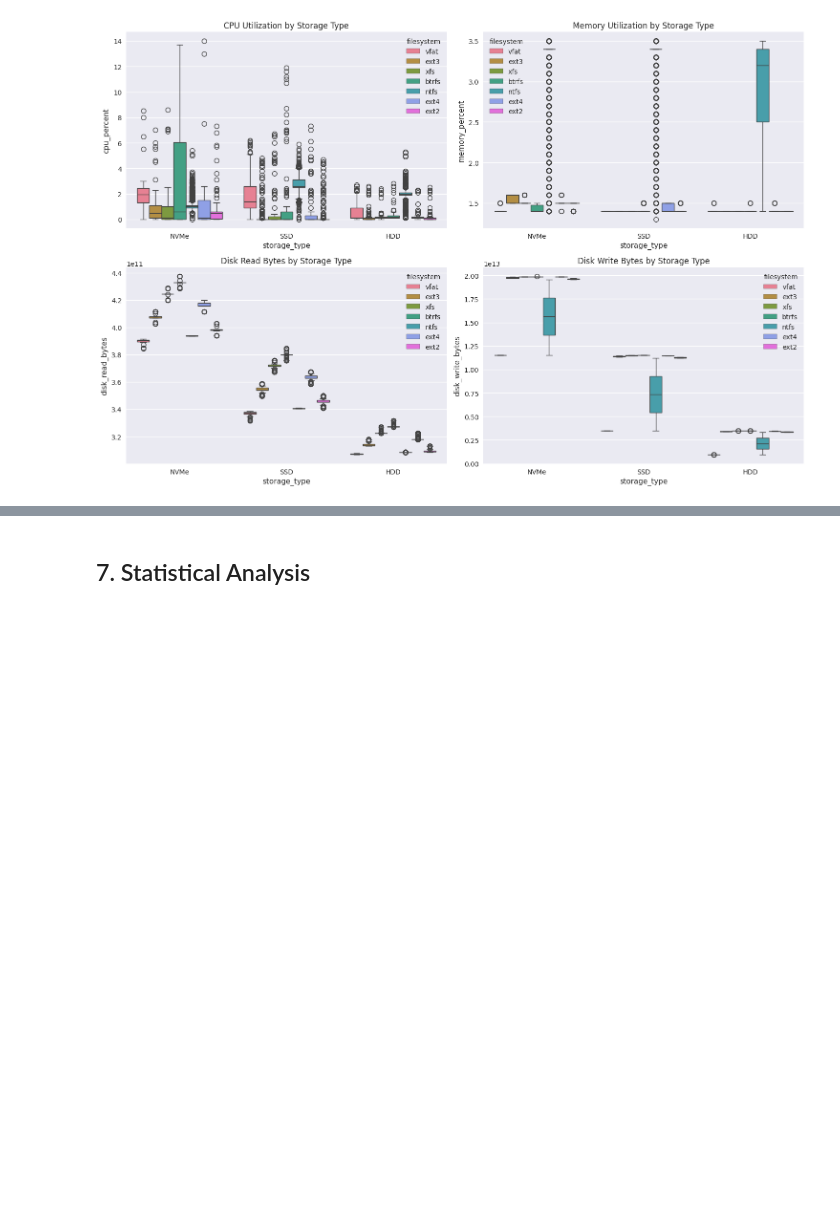
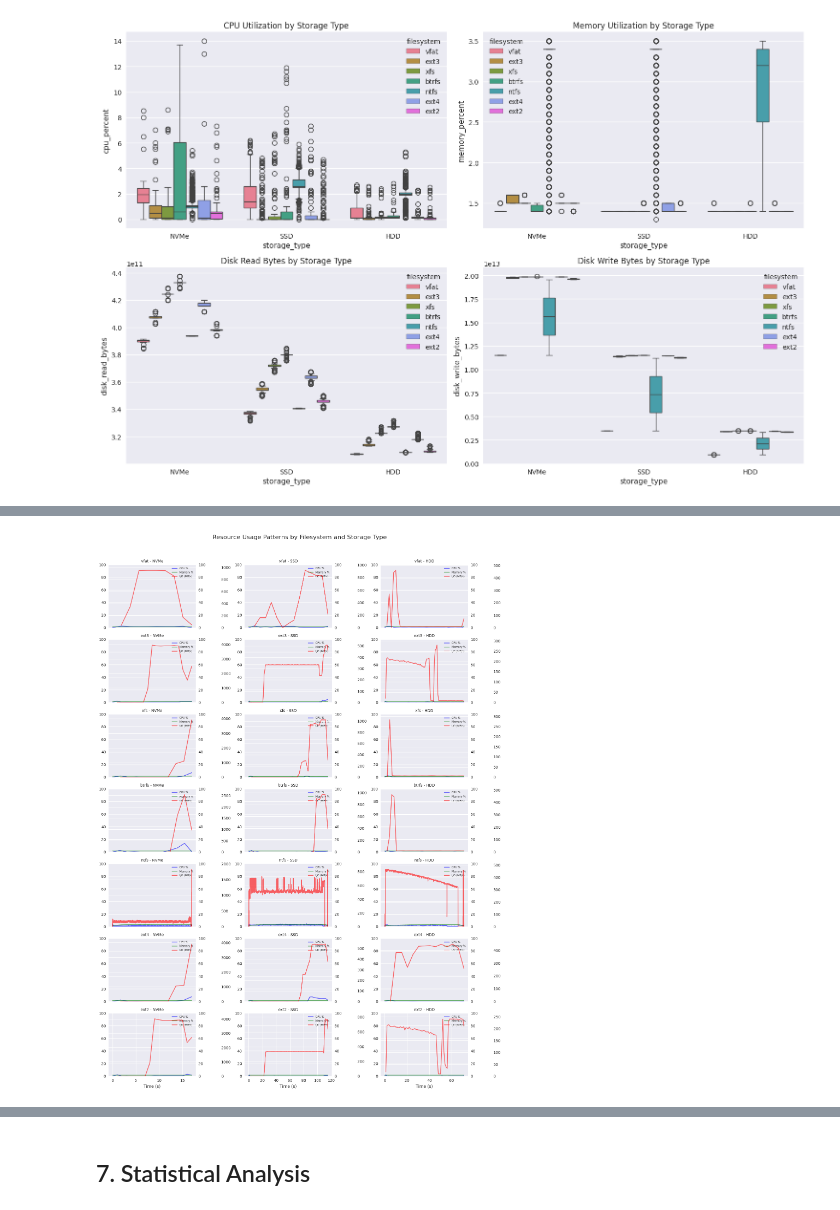
Before and after one commit to shahabafshar/LucidBench, a Jupyter notebook: analysis/benchmark_analysis.ipynb, the cells around one changed output, grey strips where cells are left out. Cells and saved outputs as stored; diff of their text form; code cells hidden in the pictures; blank space fills up the shorter version.

```diff
--- a/analysis/benchmark_analysis.ipynb
+++ b/analysis/benchmark_analysis.ipynb
@@ -349,0 +474,99 @@ analyze_resource_utilization(df)
+# %%
+# Resource Usage Matrix Plot (Swapped axes)
+def plot_resource_matrix(df):
+    # Get unique storage types and filesystems
+    storage_types = df['storage_type'].unique()
+    filesystems = df['filesystem'].unique()
+
+    # Create a figure with subplots matrix - note the swapped dimensions
+    fig, axes = plt.subplots(len(filesystems), len(storage_types),
+                            figsize=(15, 20),  # adjusted for typical screen ratios
+                            squeeze=False)
+
+    # Set title for the entire figure
+    fig.suptitle('Resource Usage Patterns by Filesystem and Storage Type',
+                 fontsize=16, y=1.02)
+
+    # Create plots for each combination
+    for i, filesystem in enumerate(filesystems):
+        for j, storage_type in enumerate(storage_types):
+            ax = axes[i, j]
+
+            # Get data for this combination
+            mask = (df['storage_type'] == storage_type) & (df['filesystem'] == filesystem)
+            subset = df[mask]
+
+            if len(subset) > 0 and 'monitor_data' in subset.iloc[0] and 'stats' in subset.iloc[0]['monitor_data']:
+                stats = pd.DataFrame(subset.iloc[0]['monitor_data']['stats'])
+
+                # Calculate I/O throughput
+                stats['io_throughput'] = (stats['disk_read_bytes'].diff() +
+                                        stats['disk_write_bytes'].diff()) / 1024 / 1024  # MB/s
+
+                # Plot three metrics on the same subplot
+                ax2 = ax.twinx()  # Create a second y-axis
+                ax3 = ax.twinx()  # Create a third y-axis
+                ax3.spines['right'].set_position(('outward', 60))  # Offset the third axis
+
+                # Plot the metrics
+                line1 = ax.plot(stats['cpu_percent'],
+                              color='blue', label='CPU %', alpha=0.6)
+                line2 = ax2.plot(stats['memory_percent'],
+                               color='green', label='Memory %', alpha=0.6)
+                line3 = ax3.plot(stats['io_throughput'],
+                               color='red', label='I/O (MB/s)', alpha=0.6)
+
+                # Set labels and limits
+                ax.set_ylim(0, 100)  # CPU percentage
+                ax2.set_ylim(0, 100)  # Memory percentage
+                ax3.set_ylim(0, stats['io_throughput'].max() * 1.1)  # I/O throughput
+
+                # Add legend
+                lines = line1 + line2 + line3
+                labels = [l.get_label() for l in lines]
+                ax.legend(lines, labels, loc='upper right', fontsize='x-small')
+
+            # Set title for each subplot
+            ax.set_title(f'{filesystem} - {storage_type}', fontsize=10)
+
+            # Only show x-axis labels for bottom row
+            if i == len(filesystems) - 1:
+                ax.set_xlabel('Time (s)')
+
+            # Clean up unnecessary ticks
+            if i != len(filesystems) - 1:
+                ax.set_xticks([])
+
+    # Adjust layout
+    plt.tight_layout()
+    plt.show()
+
+# Create the matrix plot
+plot_resource_matrix(df)
+
+# Add a summary table of average values (also swapped order)
+summary_table = pd.DataFrame(columns=['Filesystem', 'Storage Type',
+                                    'Avg CPU %', 'Avg Memory %', 'Avg I/O (MB/s)'])
+
+for (filesystem, storage_type), group in df.groupby(['filesystem', 'storage_type']):
+    if 'monitor_data' in group.iloc[0] and 'stats' in group.iloc[0]['monitor_data']:
+        stats = pd.DataFrame(group.iloc[0]['monitor_data']['stats'])
+        stats['io_throughput'] = (stats['disk_read_bytes'].diff() +
+                                stats['disk_write_bytes'].diff()) / 1024 / 1024
+
+        summary = {
+            'Filesystem': filesystem,
+            'Storage Type': storage_type,
+            'Avg CPU %': stats['cpu_percent'].mean(),
+            'Avg Memory %': stats['memory_percent'].mean(),
+            'Avg I/O (MB/s)': stats['io_throughput'].mean()
+        }
+        summary_table = pd.concat([summary_table,
+                                 pd.DataFrame([summary])],
+                                ignore_index=True)
+
+print("\nAverage Resource Usage Summary:")
+print("==============================")
+print(summary_table.round(2).to_string(index=False))
+# %% [output]
+[figure, added]
```
Also changed, not shown: parts of 2 cells of this notebook.
